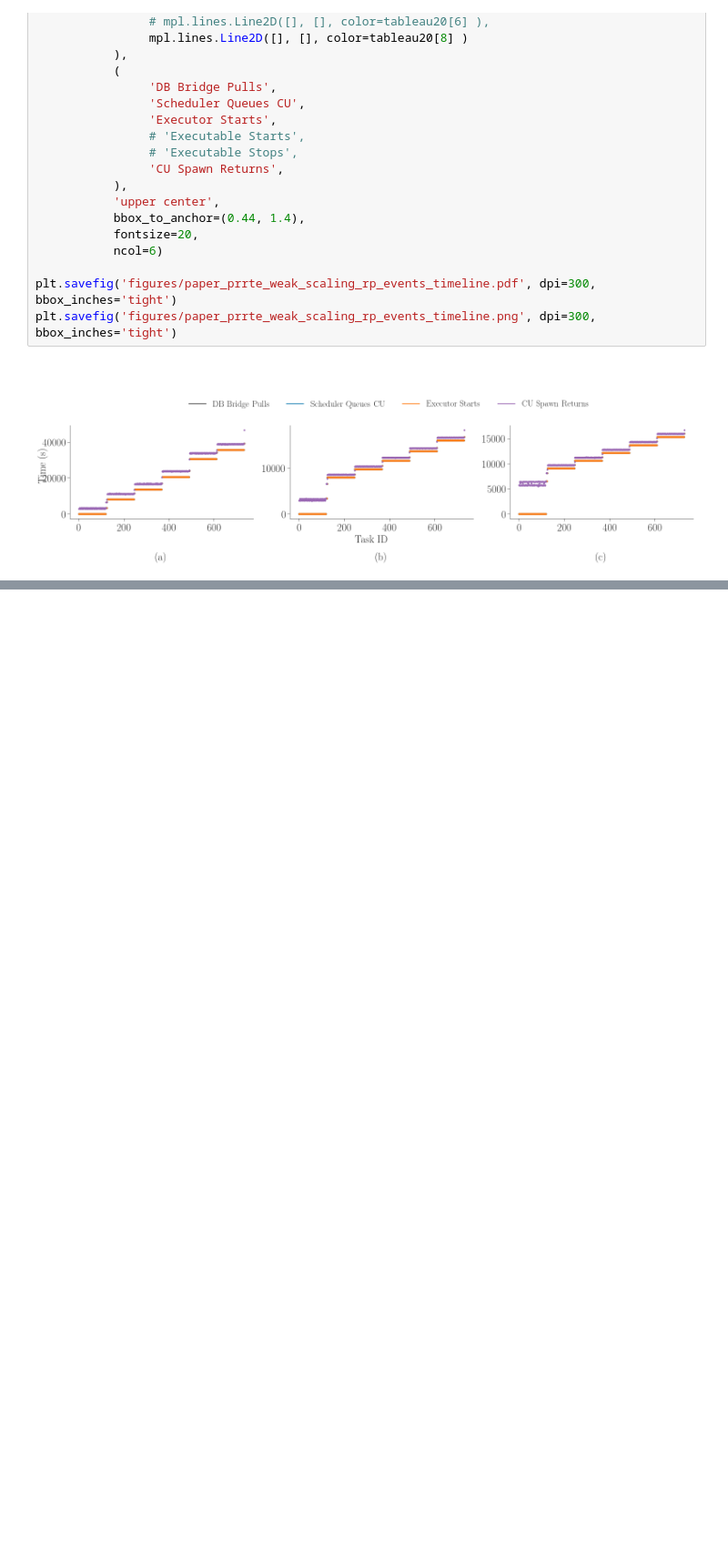
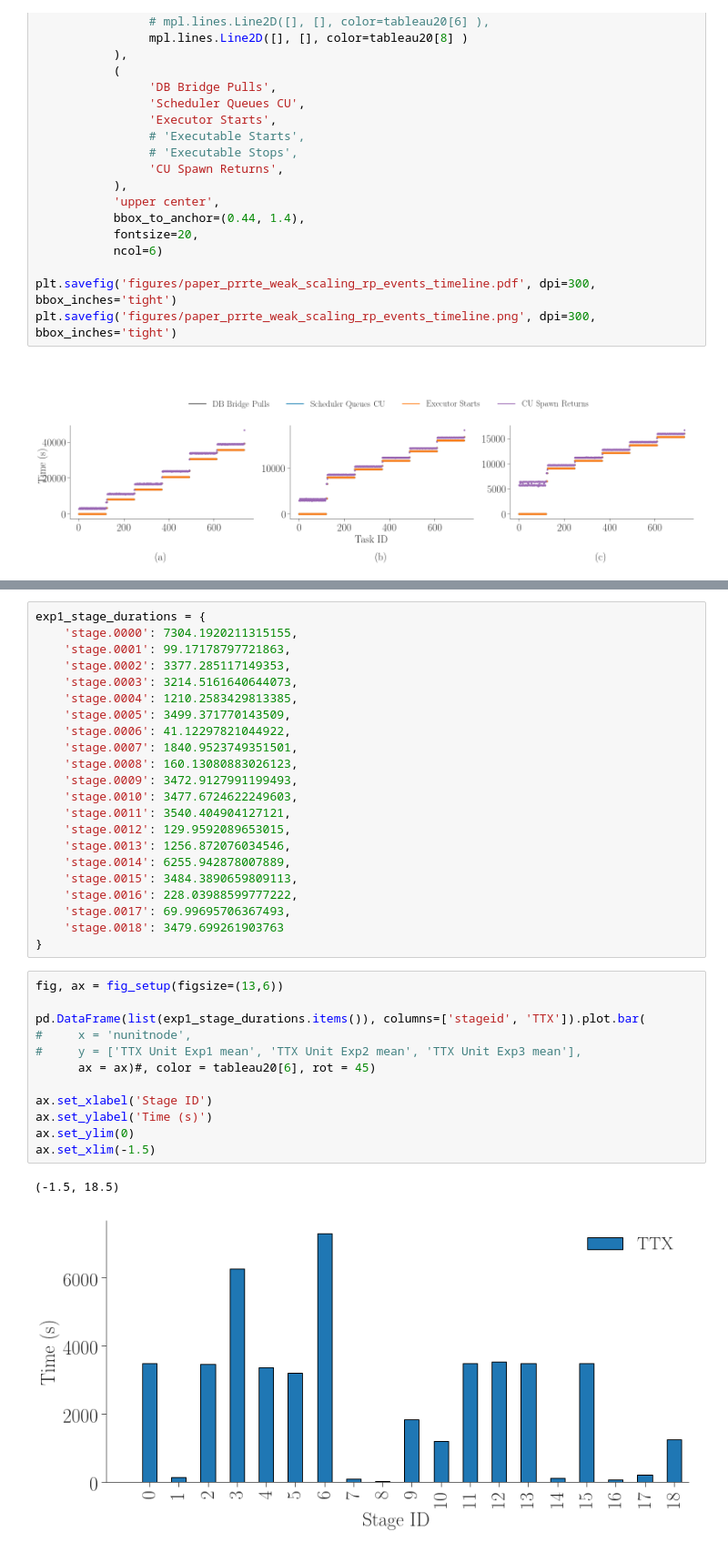
Before and after one commit to radical-experiments/deepdriveMD, a Jupyter notebook: analysis/overheads.ipynb, the cells around one changed output, grey strips where cells are left out. Shown at 91% size. Saved outputs shown, nothing was run; the diff lists cells and outputs as text; blank space fills up the shorter version.

Commit message:
Stage durations Exp1

```diff
--- a/analysis/overheads.ipynb
+++ b/analysis/overheads.ipynb
@@ -427,0 +441,37 @@ plt.savefig('figures/paper_prrte_weak_scaling_rp_events_timeline.png', dpi=300,
+# %%
+exp1_stage_durations = {
+    'stage.0000': 7304.1920211315155,
+    'stage.0001': 99.17178797721863,
+	'stage.0002': 3377.285117149353,
+	'stage.0003': 3214.5161640644073,
+	'stage.0004': 1210.2583429813385,
+	'stage.0005': 3499.371770143509,
+	'stage.0006': 41.12297821044922,
+	'stage.0007': 1840.9523749351501,
+	'stage.0008': 160.13080883026123,
+	'stage.0009': 3472.9127991199493,
+	'stage.0010': 3477.6724622249603,
+	'stage.0011': 3540.404904127121,
+	'stage.0012': 129.9592089653015,
+	'stage.0013': 1256.872076034546,
+	'stage.0014': 6255.942878007889,
+	'stage.0015': 3484.3890659809113,
+	'stage.0016': 228.03988599777222,
+	'stage.0017': 69.99695706367493,
+	'stage.0018': 3479.699261903763
+}
+# %%
+fig, ax = fig_setup(figsize=(13,6))
+
+pd.DataFrame(list(exp1_stage_durations.items()), columns=['stageid', 'TTX']).plot.bar(
+#     x = 'nunitnode',
+#     y = ['TTX Unit Exp1 mean', 'TTX Unit Exp2 mean', 'TTX Unit Exp3 mean'],
+      ax = ax)#, color = tableau20[6], rot = 45)
+
+ax.set_xlabel('Stage ID')
+ax.set_ylabel('Time (s)')
+ax.set_ylim(0)
+ax.set_xlim(-1.5)
+# %% [output]
+(-1.5, 18.5)
+[figure, added]
```
Also changed, not shown: parts of 4 cells of this notebook, 2 other files.
